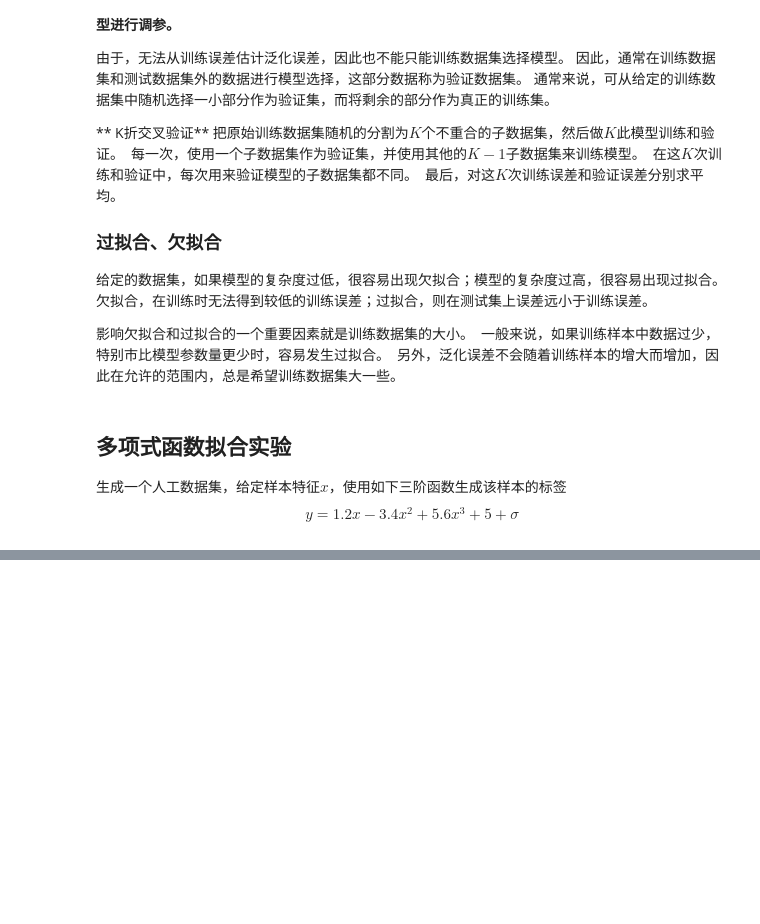
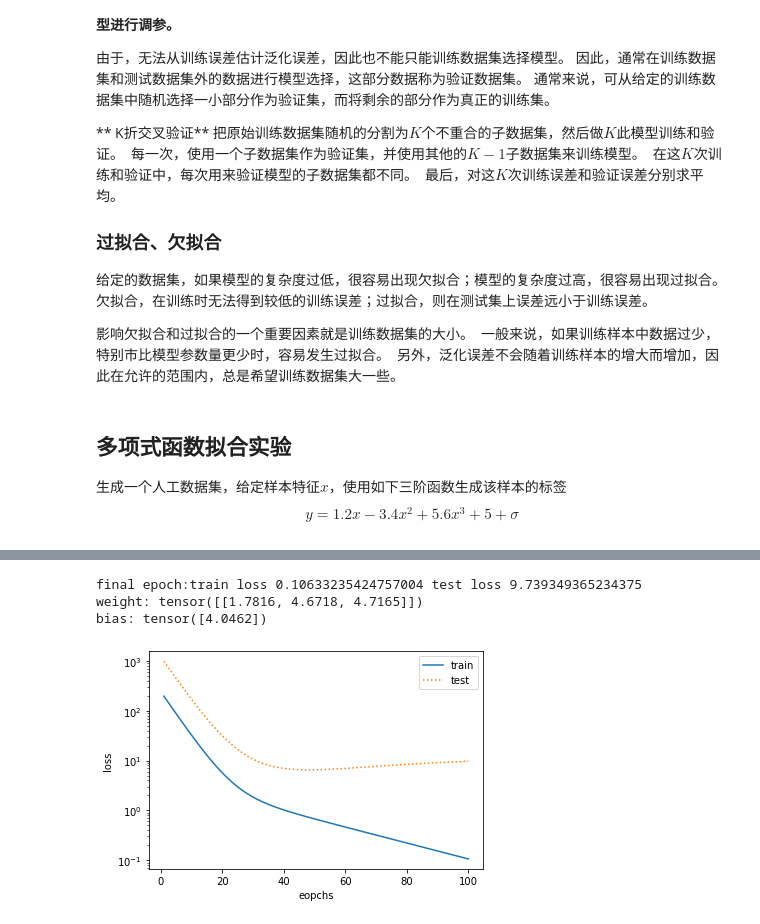
Before and after one commit to brookicv/DLearning, a Jupyter notebook: DiveInfoDL/3.11模型选择.ipynb, the cells around one changed output, grey strips where cells are left out. Saved outputs shown, nothing was run; the diff lists cells and outputs as text; code cells hidden in the pictures; blank space fills up the shorter version.

```diff
--- a/DiveInfoDL/3.11模型选择.ipynb
+++ b/DiveInfoDL/3.11模型选择.ipynb
@@ -47,0 +113,7 @@ tensor([[-0.0797],
+# %%
+fit_and_plot(poly_features[0:2,:],poly_features[n_train:,:],labels[0:2],labels[n_train:])
+# %% [output]
+final epoch:train loss 0.10633235424757004 test loss 9.739349365234375
+weight: tensor([[1.7816, 4.6718, 4.7165]])
+bias: tensor([4.0462])
+[figure, added]
```
Also changed, not shown: parts of 9 cells of this notebook, 2 other files.
